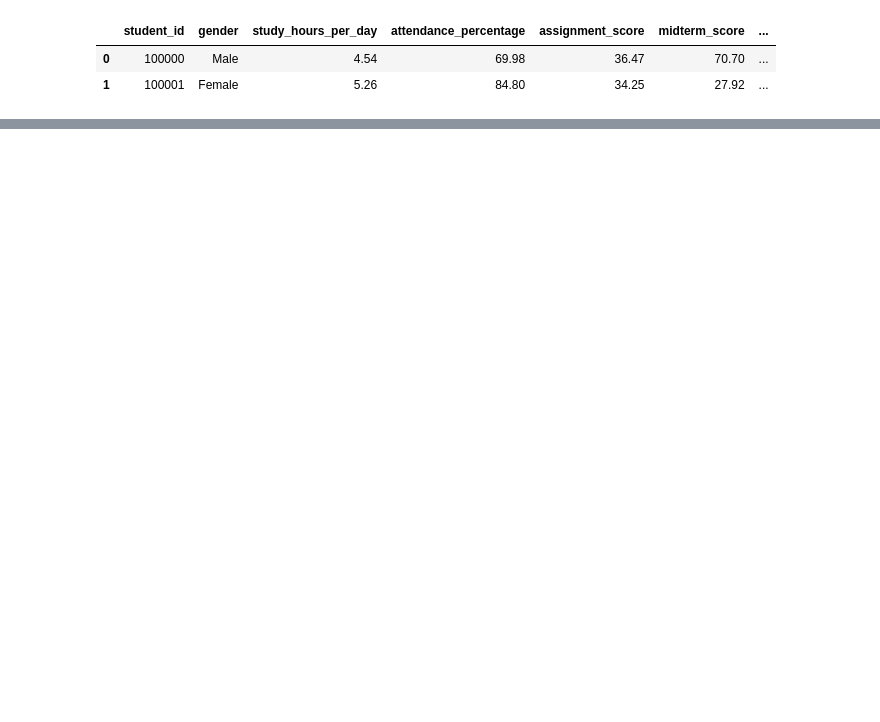
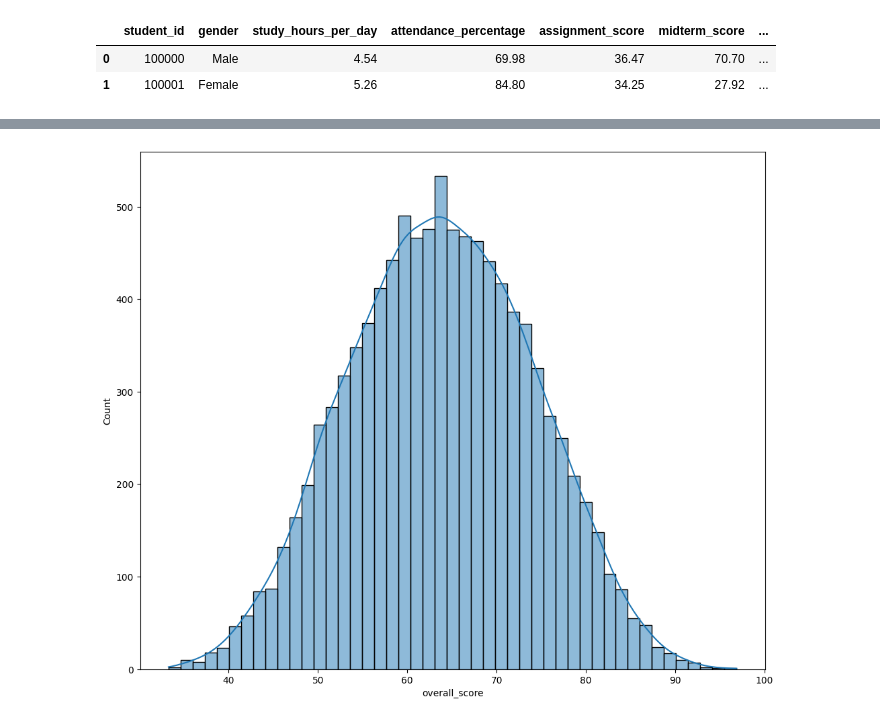
Before and after one commit to semingrai/ML-mini-projects, a Jupyter notebook: student_performance.ipynb, the cells around one changed output, grey strips where cells are left out. Saved outputs shown, nothing was run; the diff lists cells and outputs as text; code cells hidden in the pictures; blank space fills up the shorter version.

```diff
--- a/student_performance.ipynb
+++ b/student_performance.ipynb
@@ -22,0 +103,8 @@ train_X, test_X, train_y, test_y = train_test_split(X, Y, train_size=0.8, test_s
+# %%
+import matplotlib.pyplot as plt
+import seaborn as sns
+plt.figure(figsize=(12, 10))
+sns.histplot(data['overall_score'], kde=True)
+plt.show()
+# %% [output]
+[figure, added]
```
Also changed, not shown: parts of 10 cells of this notebook.
